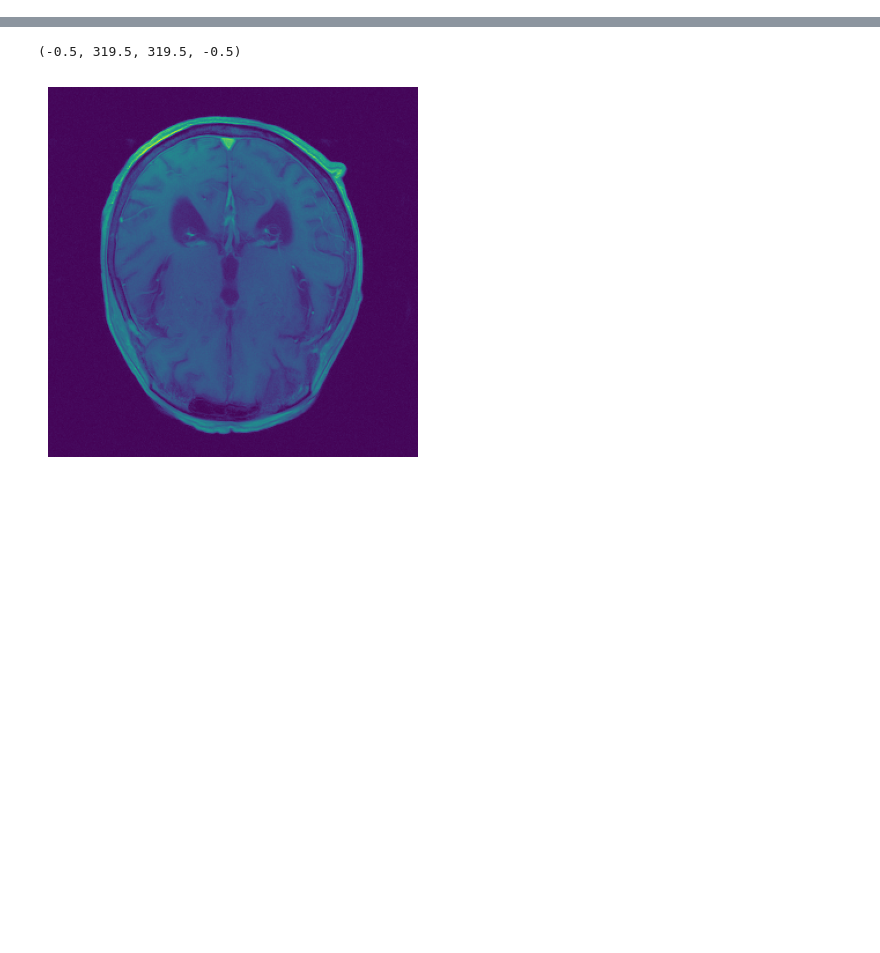
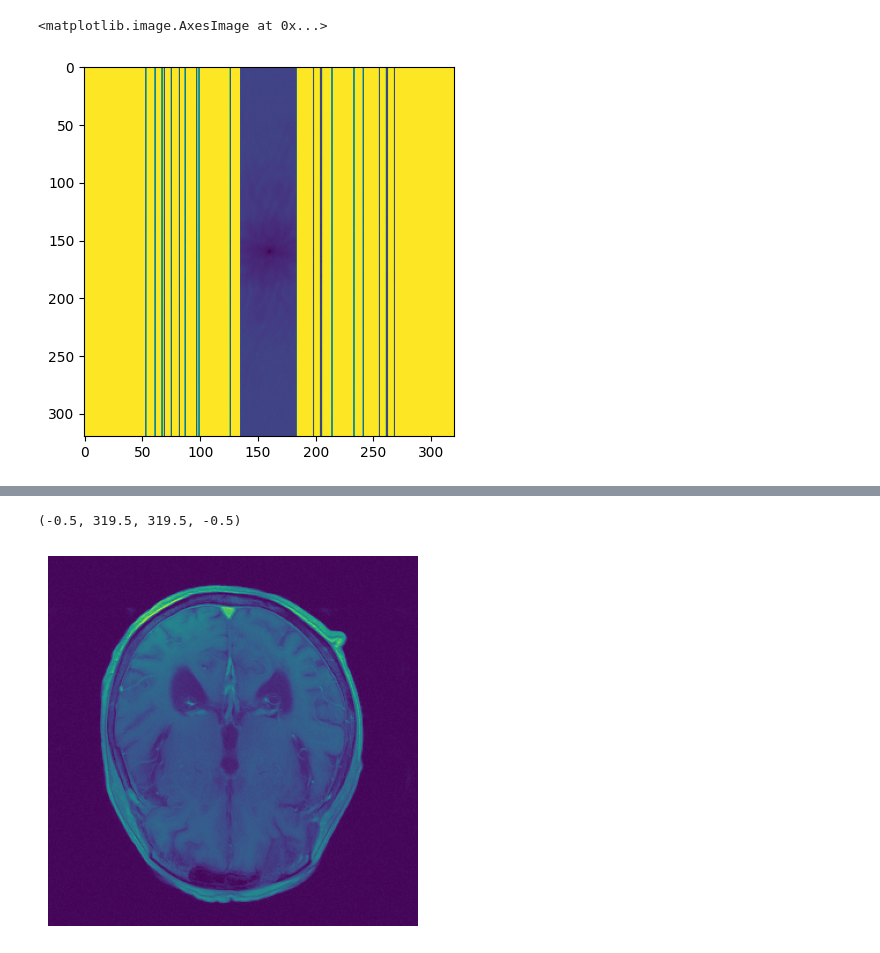
Before and after one commit to marinacrsp/mri_reconstruction, a Jupyter notebook: single_vol/mri_notebook.ipynb, the cells around one changed output, grey strips where cells are left out. Drawn from its saved outputs; the diff is of its cells as text; code cells hidden in the pictures; blank space fills up the shorter version.

```diff
--- a/single_vol/mri_notebook.ipynb
+++ b/single_vol/mri_notebook.ipynb
@@ -73,3 +136,10 @@ def ssim(
+# %%
+n_acquired = rss(y_acquired)
+epsilon = 1.e-15
+plt.imshow(np.abs(np.log(n_acquired[0] + epsilon )))
+# %% [output]
+<matplotlib.image.AxesImage at 0x...>
+[figure, added]
 # %%
 vol_img = inverse_fft2_shift(tensor_to_complex_np(volume_kspace))
 mean_img = rss(vol_img)
```
Also changed, not shown: parts of 7 cells of this notebook, 20 other files.
